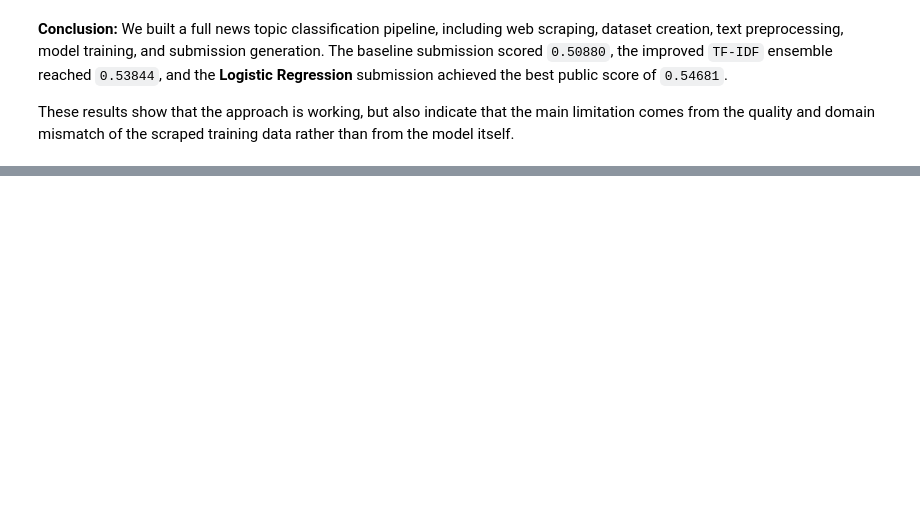
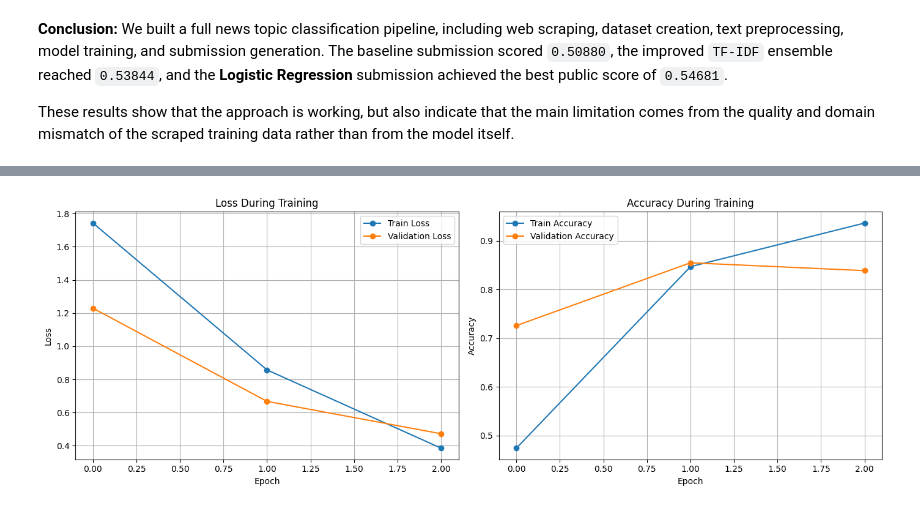
Before and after one commit to ybezginova2016/news-topics-competition-2025, a Jupyter notebook: news_topics_competition.ipynb, the cells around one changed output, grey strips where cells are left out. Cells and saved outputs as stored; diff of their text form; code cells hidden in the pictures; blank space fills up the shorter version.

```diff
--- a/news_topics_competition.ipynb
+++ b/news_topics_competition.ipynb
@@ -901,0 +1264,21 @@ These results show that the approach is working, but also indicate that the main
+# %%
+history = {
+    "train_loss": [],
+    "val_loss": [],
+    "train_acc": [],
+    "val_acc": [],
+}
+# %%
+for epoch in range(EPOCHS):
+    train_loss, train_acc = train_epoch(model, train_loader, optimizer, device)
+    val_loss, val_acc = eval_epoch(model, valid_loader, device)
+
+    history["train_loss"].append(train_loss)
+    history["val_loss"].append(val_loss)
+    history["train_acc"].append(train_acc)
+    history["val_acc"].append(val_acc)
+
+    print(f"Epoch {epoch + 1}/{EPOCHS}")
+    print(f"Train loss: {train_loss:.4f} | Train acc: {train_acc:.4f}")
+    print(f"Valid loss: {val_loss:.4f} | Valid acc: {val_acc:.4f}")
+    print("-" * 50)
@@ -901,0 +1298,25 @@ These results show that the approach is working, but also indicate that the main
+# %%
+plt.figure(figsize=(14, 5))
+
+plt.subplot(1, 2, 1)
+plt.plot(history["train_loss"], marker="o", label="Train Loss")
+plt.plot(history["val_loss"], marker="o", label="Validation Loss")
+plt.title("Loss During Training")
+plt.xlabel("Epoch")
+plt.ylabel("Loss")
+plt.legend()
+plt.grid(True)
+
+plt.subplot(1, 2, 2)
+plt.plot(history["train_acc"], marker="o", label="Train Accuracy")
+plt.plot(history["val_acc"], marker="o", label="Validation Accuracy")
+plt.title("Accuracy During Training")
+plt.xlabel("Epoch")
+plt.ylabel("Accuracy")
+plt.legend()
+plt.grid(True)
+
+plt.tight_layout()
+plt.show()
+# %% [output]
+[figure, added]
```
Also changed, not shown: parts of 38 cells of this notebook, 3 other files.
